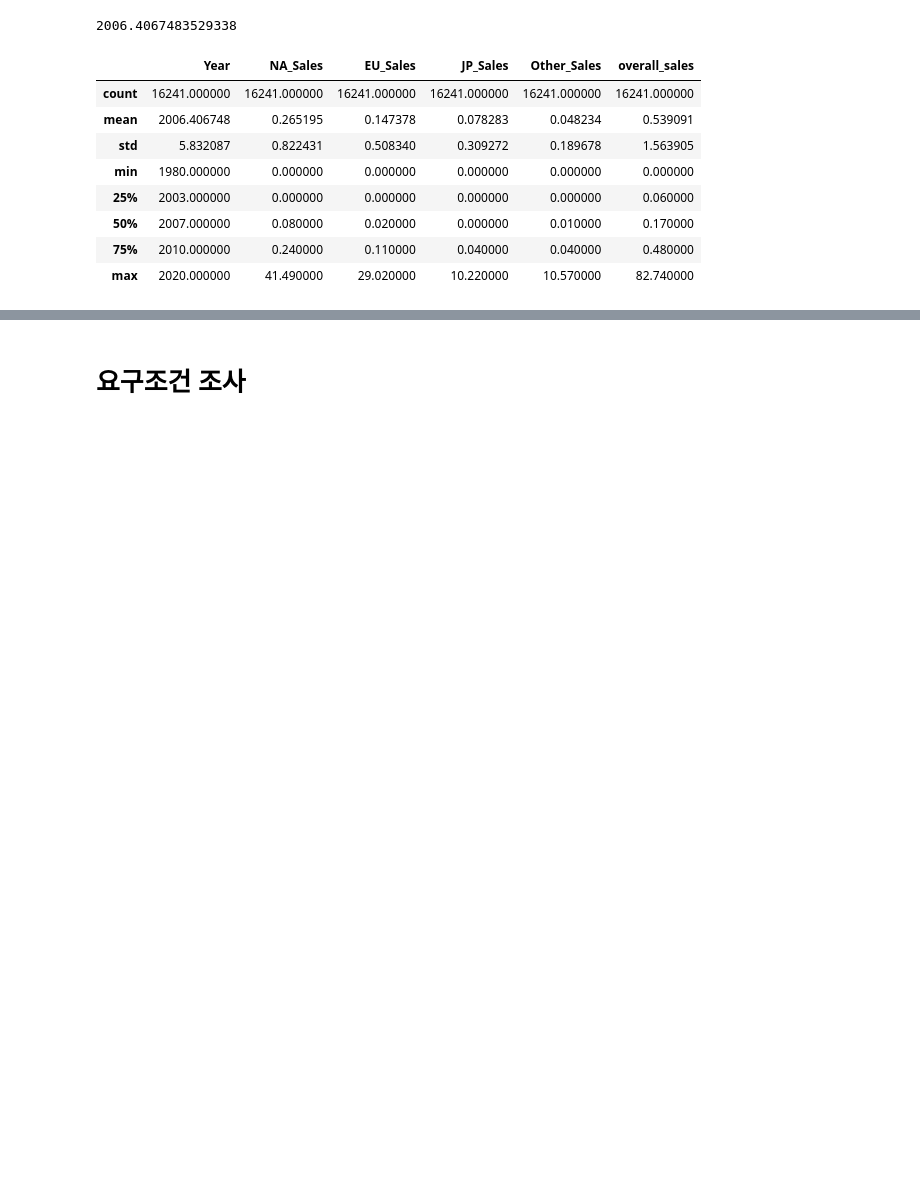
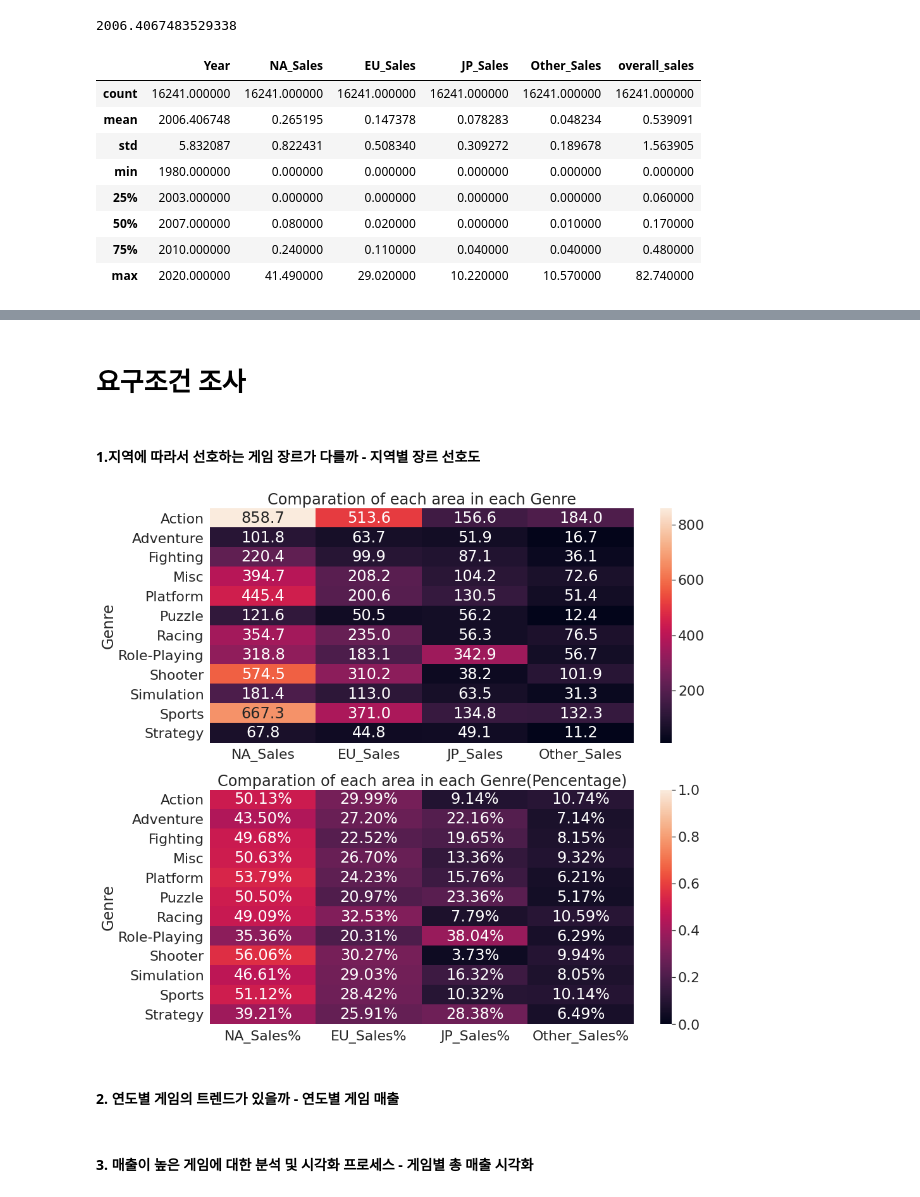
Before and after one commit to syh0397/codestates-AI-bootcamp-1, a Jupyter notebook: Untitled0.ipynb, the cells around one changed output, grey strips where cells are left out. Saved outputs shown, nothing was run; the diff lists cells and outputs as text; code cells hidden in the pictures; blank space fills up the shorter version.

```diff
--- a/Untitled0.ipynb
+++ b/Untitled0.ipynb
@@ -331,3 +331,6 @@ df1_after_year.describe()
 | 50% | 2007.000000 | 0.080000 | 0.020000 | 0.000000 | 0.010000 | 0.170000 |
 | 75% | 2010.000000 | 0.240000 | 0.110000 | 0.040000 | 0.040000 | 0.480000 |
 | max | 2020.000000 | 41.490000 | 29.020000 | 10.220000 | 10.570000 | 82.740000 |
+# %%
+data = df1_after_year
+data
@@ -334,2 +351,28 @@ df1_after_year.describe()
 # %% [markdown]
-# 요구조건 조사
+# **요구조건 조사**
+# %% [markdown]
+#### **1.지역에 따라서 선호하는 게임 장르가 다를까** - 지역별 장르 선호도
+# %%
+GenreGroup = data.groupby(['Genre']).sum().loc[:, 'NA_Sales':'overall_sales']  # 장르 기준  그룹으로 묶어서 합치고 ,Na~ ovall까지
+GenreGroup['NA_Sales%'] = GenreGroup['NA_Sales']/GenreGroup['overall_sales']  #
+GenreGroup['EU_Sales%'] = GenreGroup['EU_Sales']/GenreGroup['overall_sales']
+GenreGroup['JP_Sales%'] = GenreGroup['JP_Sales']/GenreGroup['overall_sales']
+GenreGroup['Other_Sales%'] = GenreGroup['Other_Sales']/GenreGroup['overall_sales']
+plt.figure(figsize=(15, 15))
+
+plt.subplot(211)
+sns.heatmap(GenreGroup.loc[:, 'NA_Sales':'Other_Sales'], annot=True, fmt = '.1f')
+plt.title("Comparation of each area in each Genre")
+
+plt.subplot(212)
+sns.heatmap(GenreGroup.loc[:,'NA_Sales%':'Other_Sales%'], vmax =1, vmin=0, annot=True, fmt = '.2%')
+plt.title("Comparation of each area in each Genre(Pencentage)")
+
+sns.set(font_scale=2)
+plt.show()
+# %% [output]
+[figure, added]
+# %% [markdown]
+#### **2. 연도별 게임의 트렌드가 있을까** - 연도별 게임 매출
+# %% [markdown]
+#### **3. 매출이 높은 게임에 대한 분석 및 시각화 프로세스** - 게임별 총 매출 시각화
```
Also changed, not shown: parts of 2 cells of this notebook.
